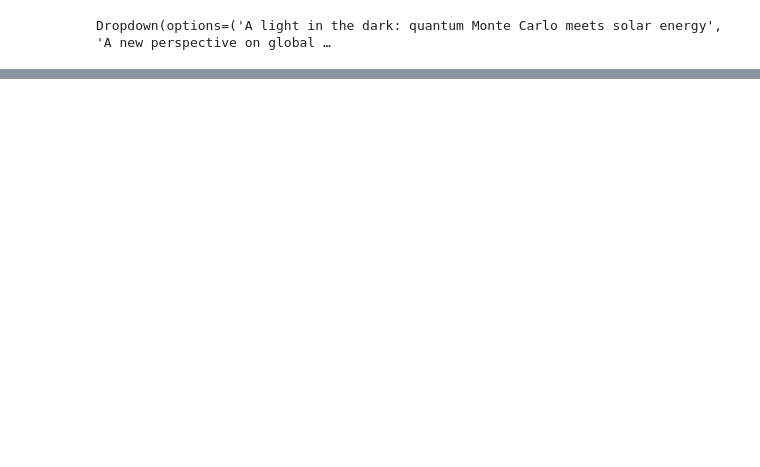
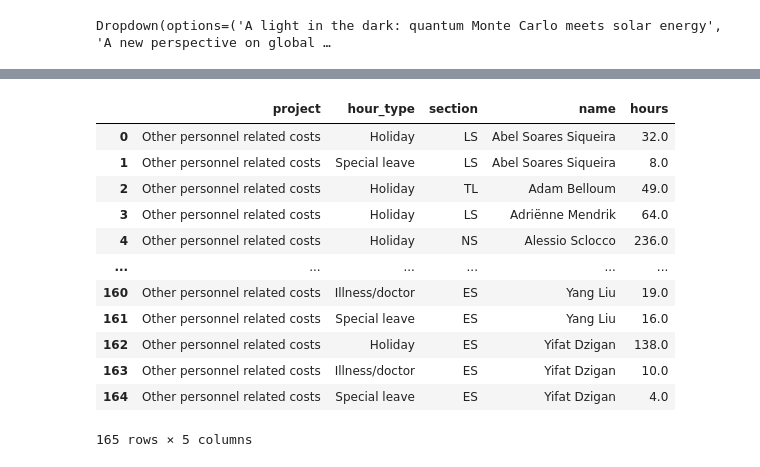
Before and after one commit to NicoRenaud/project_and_people, a Jupyter notebook: plot_written_hours.ipynb, the cells around one changed output, grey strips where cells are left out. Saved outputs shown, nothing was run; the diff lists cells and outputs as text; code cells hidden in the pictures; blank space fills up the shorter version.

Commit message:
plot hour type

```diff
--- a/plot_written_hours.ipynb
+++ b/plot_written_hours.ipynb
@@ -10,0 +11,2 @@ df = extract_data("exactdump_6month.xlsx")
+# %%
+raw_df = pd.read_excel("exactdump_6month.xlsx")
@@ -22,11 +35,25 @@ plot_engineer_sunburst(df, name.value)
 # %%
-proj_name_list = list(df.keys())
+proj_name_list = get_unique_names(raw_df, 'Project')
 proj_name_list.sort()
+proj_name_list = [n  for n in proj_name_list if n == n] # remove nans
 proj_name = widgets.Dropdown(options = proj_name_list)
 display(proj_name)
 # %% [output]
 Dropdown(options=('A light in the dark: quantum Monte Carlo meets solar energy', 'A new perspective on global …
 # %%
-plot_project_sunburst(df, proj_name.value)
+plot_project_sunburst_raw(raw_df, proj_name.value)
 # %% [output]
 [interactive output not drawn]
+|  | project | hour_type | section | name | hours |
+| 0 | Other personnel related costs | Holiday | LS | Abel Soares Siqueira | 32.0 |
+| 1 | Other personnel related costs | Special leave | LS | Abel Soares Siqueira | 8.0 |
+| 2 | Other personnel related costs | Holiday | TL | Adam Belloum | 49.0 |
+| 3 | Other personnel related costs | Holiday | LS | Adriënne Mendrik | 64.0 |
+| 4 | Other personnel related costs | Holiday | NS | Alessio Sclocco | 236.0 |
+| ... | ... | ... | ... | ... | ... |
+| 160 | Other personnel related costs | Illness/doctor | ES | Yang Liu | 19.0 |
+| 161 | Other personnel related costs | Special leave | ES | Yang Liu | 16.0 |
+| 162 | Other personnel related costs | Holiday | ES | Yifat Dzigan | 138.0 |
+| 163 | Other personnel related costs | Illness/doctor | ES | Yifat Dzigan | 10.0 |
+| 164 | Other personnel related costs | Special leave | ES | Yifat Dzigan | 4.0 |
+165 rows × 5 columns
```
Also changed, not shown: parts of 6 cells of this notebook, 1 other file.
